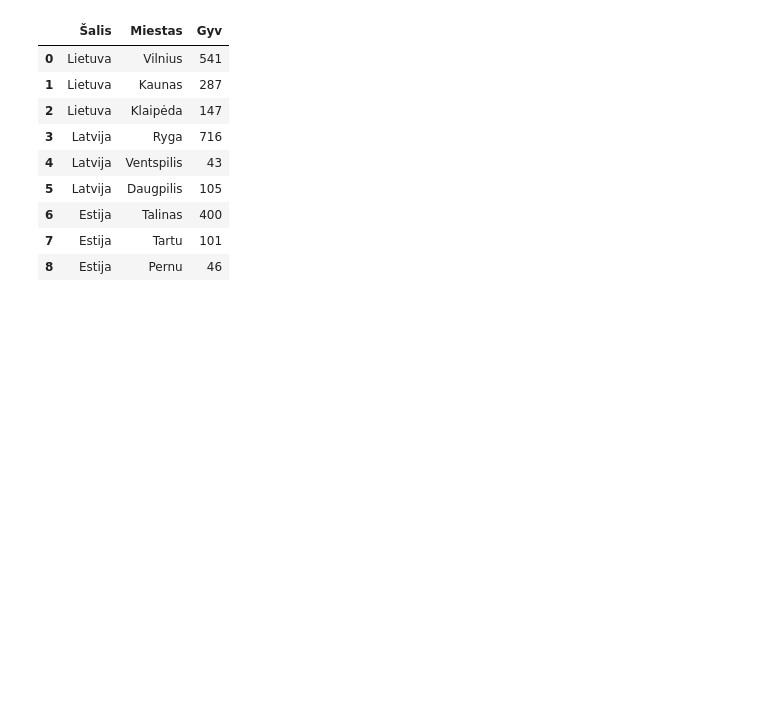
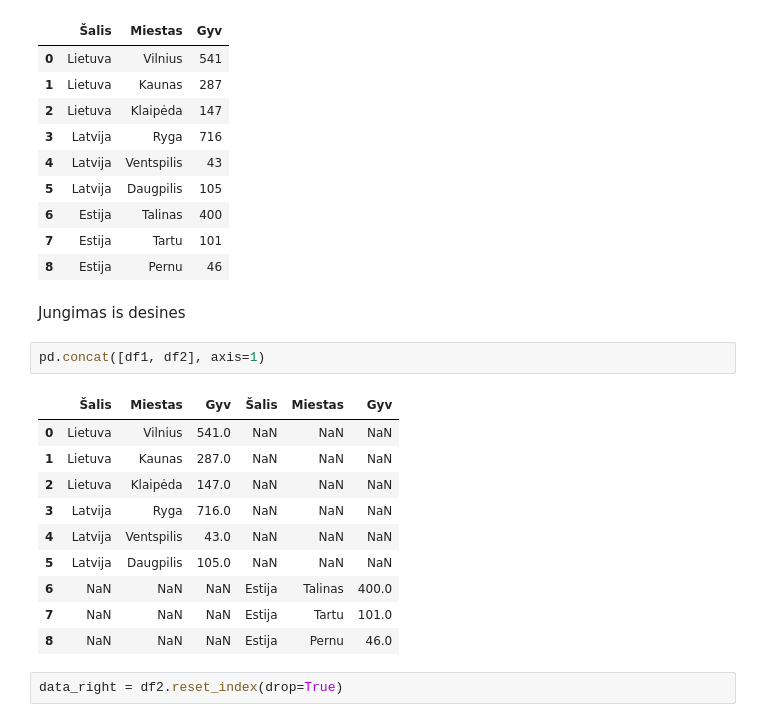
Before and after one commit to nikipaj1/teaching, a Jupyter notebook: pamoka_6/pamoka_6.ipynb, the cells around one changed output. Cells and saved outputs as stored; diff of their text form; blank space fills up the shorter version.

```diff
--- a/pamoka_6/pamoka_6.ipynb
+++ b/pamoka_6/pamoka_6.ipynb
@@ -282,3 +282,20 @@ pd.concat([df1, df2])    # .drop_duplicates() jeigu potencialiai gali lenta ture
 | 6 | Estija | Talinas | 400 |
 | 7 | Estija | Tartu | 101 |
 | 8 | Estija | Pernu | 46 |
+# %% [markdown]
+Jungimas is desines
+# %%
+pd.concat([df1, df2], axis=1)
+# %% [output]
+|  | Šalis | Miestas | Gyv | Šalis | Miestas | Gyv |
+| 0 | Lietuva | Vilnius | 541.0 | NaN | NaN | NaN |
+| 1 | Lietuva | Kaunas | 287.0 | NaN | NaN | NaN |
+| 2 | Lietuva | Klaipėda | 147.0 | NaN | NaN | NaN |
+| 3 | Latvija | Ryga | 716.0 | NaN | NaN | NaN |
+| 4 | Latvija | Ventspilis | 43.0 | NaN | NaN | NaN |
+| 5 | Latvija | Daugpilis | 105.0 | NaN | NaN | NaN |
+| 6 | NaN | NaN | NaN | Estija | Talinas | 400.0 |
+| 7 | NaN | NaN | NaN | Estija | Tartu | 101.0 |
+| 8 | NaN | NaN | NaN | Estija | Pernu | 46.0 |
+# %%
+data_right = df2.reset_index(drop=True)
```
Also changed, not shown: parts of 23 cells of this notebook, 3 other files.
